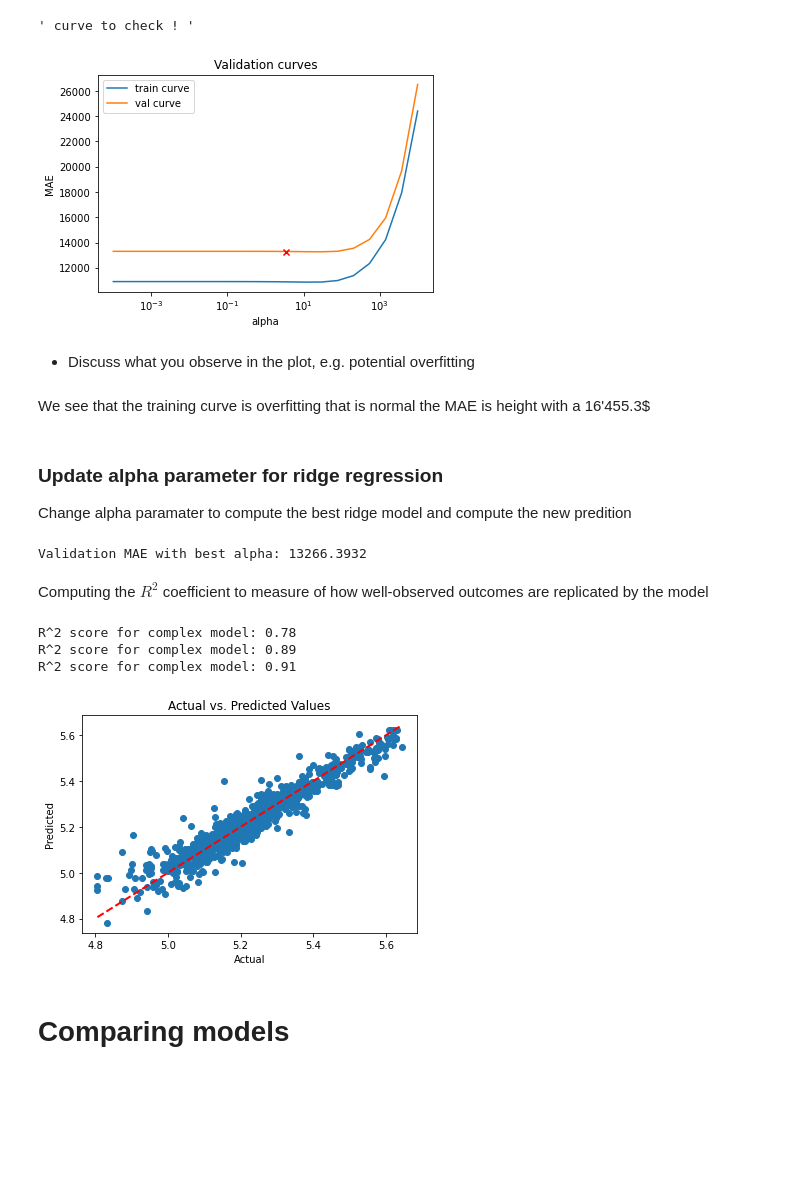
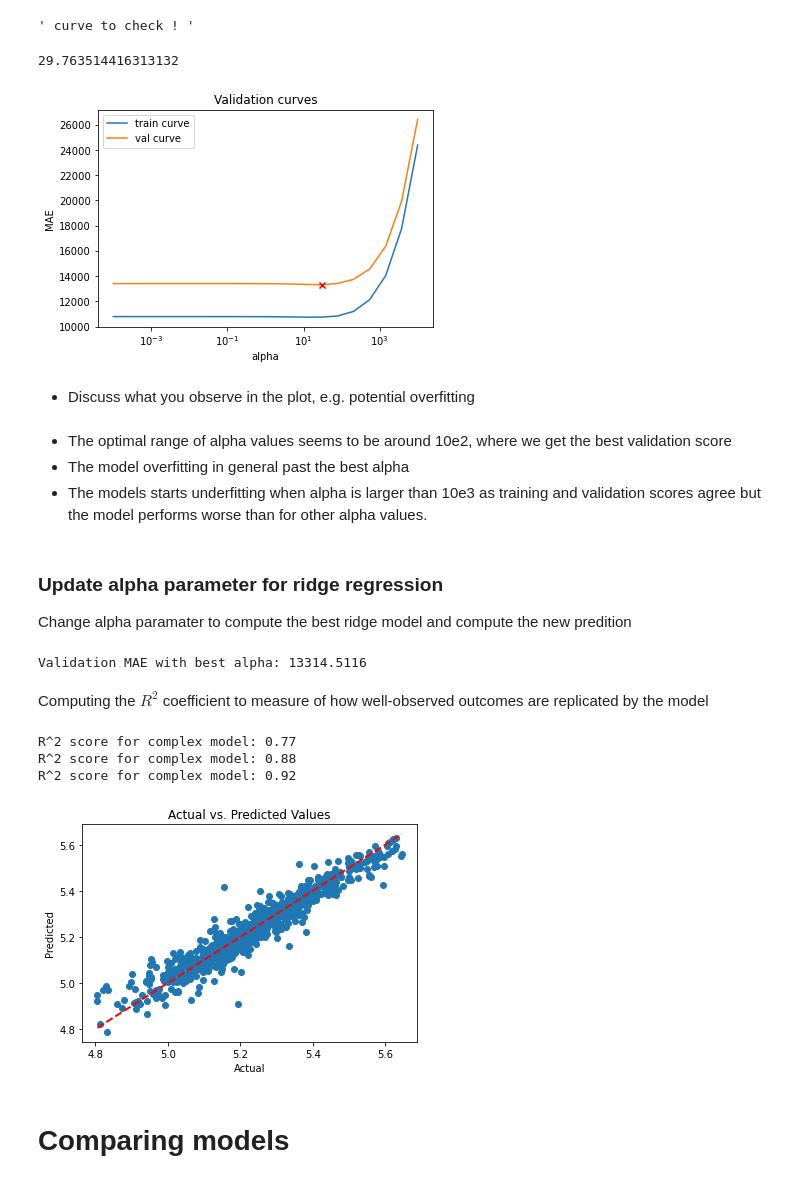
Before and after one commit to PiWebswiss/Project-AI-3, a Jupyter notebook: house-prices/house-prices-solution.ipynb, the cells around one changed output. Drawn from its saved outputs; the diff is of its cells as text; code cells hidden in the pictures; blank space fills up the shorter version.

```diff
--- a/house-prices/house-prices-solution.ipynb
+++ b/house-prices/house-prices-solution.ipynb
@@ -873,16 +876,0 @@ plt.plot(y_tr, marker=".", lw=0, markersize=5);
-# %%
-from sklearn.pipeline import Pipeline
-from sklearn.metrics import mean_absolute_error as MAE
-from sklearn.metrics import mean_squared_error as MSE
-from sklearn.preprocessing import StandardScaler
-from sklearn.linear_model import LinearRegression, Ridge
-# Plot the predicted values against the actual values for the validation set
-pip = Pipeline([("saler", StandardScaler()), ("ridge", Ridge(alpha=1))])
-pip.fit(X_tr, y_tr)
-
-plt.scatter(y_val, pip.predict(X_val))
-plt.plot([y_val.min(), y_val.max()], [y_val.min(), y_val.max()], '--', color='red', linewidth=2)
-plt.xlabel('Actual')
-plt.ylabel('Predicted')
-plt.title('Actual vs. Predicted Values')
-plt.show()
@@ -996,22 +947,28 @@ Best MSE result: 367329397.2$
 """ curve to check ! """
 # %% [output]
 ' curve to check ! '
+# %%
+best_alpha["alpha"]
+# %% [output]
+29.763514416313132
 # %%
 # Plot the validation curves
 plt.semilogx(df_results["alpha"], df_results["train_mae"], label="train curve")
 plt.semilogx(df_results["alpha"], df_results["val_mae"], label="val curve")
-plt.scatter(np.log(best_alpha["alpha"]), df_results["val_mae"].min(), marker="x", c="red", zorder=10)
+plt.scatter(best_alpha["alpha"], df_results["val_mae"].min(), marker="x", c="red", zorder=10)
 plt.title("Validation curves")
 plt.xlabel("alpha")
 plt.ylabel("MAE")
 plt.legend()
 plt.show()
 # %% [output]
-[figure, old version]
+[figure, new version]
 # %% [markdown]
 - Discuss what you observe in the plot, e.g. potential overfitting
-# %% [markdown]
-We see that the training curve is overfitting that is normal the MAE is height with a 16'455.3$
+# %% [markdown]
+- The optimal range of alpha values seems to be around 10e2, where we get the best validation score
+- The model overfitting in general past the best alpha
+- The models starts underfitting when alpha is larger than 10e3 as training and validation scores agree but the model performs worse than for other alpha values.
 # %% [markdown]
 ### Update alpha parameter for ridge regression
 Change alpha paramater to compute the best  ridge model and compute the new predition
@@ -1030,7 +987,7 @@ mea_complex = MAE(10 ** y_val -1, 10 ** complex_model.predict(X_val) -1)
 # Print the MAE on validation set
 print("Validation MAE with best alpha: {:.4f}".format(mea_complex))
 # %% [output]
-Validation MAE with best alpha: 13266.3932
+Validation MAE with best alpha: 13314.5116
 # %% [markdown]
 Computing the $R^2$ coefficient to measure of how well-observed outcomes are replicated by the model
 # %%
@@ -1039,9 +996,9 @@ print("R^2 score for complex model: {:.2f}".format(simple_model.score(X_val, y_v
 print("R^2 score for complex model: {:.2f}".format(intermediate_model.score(X_val, y_val)))
 print("R^2 score for complex model: {:.2f}".format(complex_model.score(X_val, y_val)))
 # %% [output]
-R^2 score for complex model: 0.78
-R^2 score for complex model: 0.89
-R^2 score for complex model: 0.91
+R^2 score for complex model: 0.77
+R^2 score for complex model: 0.88
+R^2 score for complex model: 0.92
 # %%
 # Plot the predicted values against the actual values for the validation set
 plt.scatter(y_val, complex_model.predict(X_val))
@@ -1051,7 +1008,7 @@ plt.ylabel('Predicted')
 plt.title('Actual vs. Predicted Values')
 plt.show()
 # %% [output]
-[figure, old version]
+[figure, new version]
 # %% [markdown]
 # Comparing models
 # %%
```
Also changed, not shown: parts of 64 cells of this notebook.
